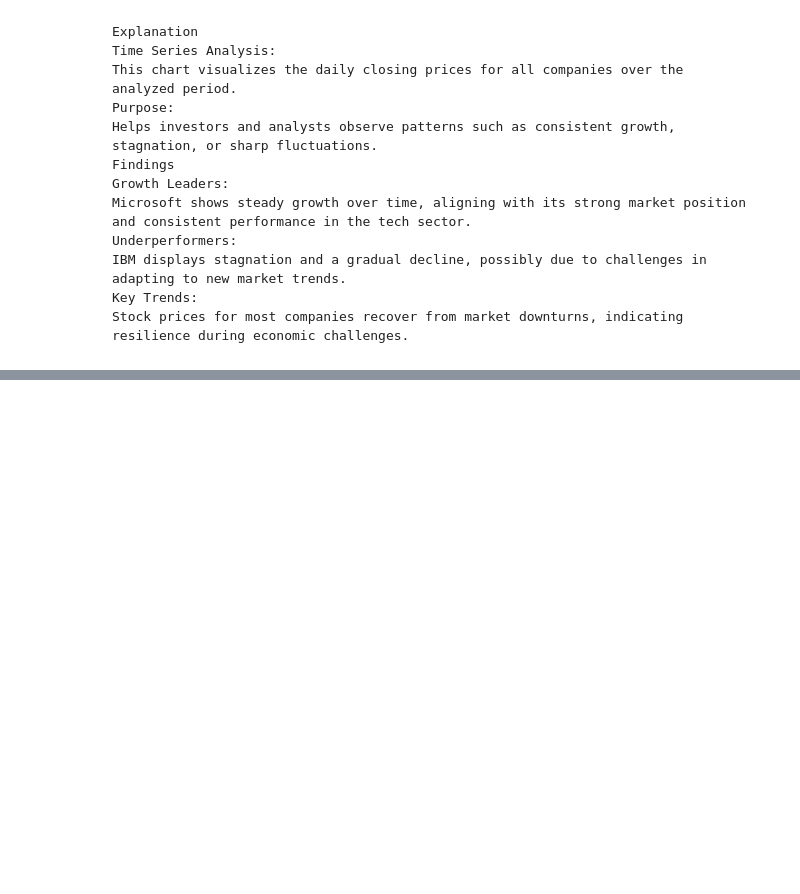
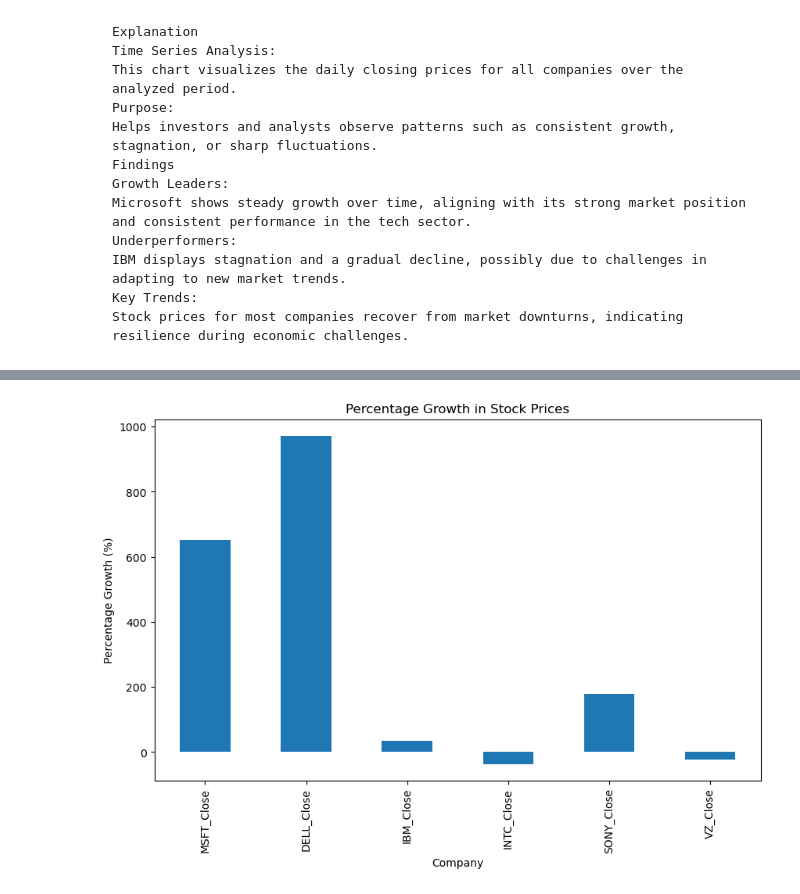
Before and after one commit to AnshumanTiwary35canada/CMSC_6950_project, a Jupyter notebook: Final project .ipynb, the cells around one changed output, grey strips where cells are left out. Saved outputs shown, nothing was run; the diff lists cells and outputs as text; code cells hidden in the pictures; blank space fills up the shorter version.

```diff
--- a/Final project .ipynb
+++ b/Final project .ipynb
@@ -146,0 +214,10 @@ Stock prices for most companies recover from market downturns, indicating resili
+# %%
+# Compute percentage growth
+performance_comparison = ((merged_data.filter(like="_Close").iloc[-1] - merged_data.filter(like="_Close").iloc[0])
+                          / merged_data.filter(like="_Close").iloc[0]) * 100
+performance_comparison.plot(kind="bar", figsize=(10, 6), title="Percentage Growth in Stock Prices")
+plt.ylabel("Percentage Growth (%)")
+plt.xlabel("Company")
+plt.show()
+# %% [output]
+[figure, added]
```
Also changed, not shown: parts of 21 cells of this notebook.
